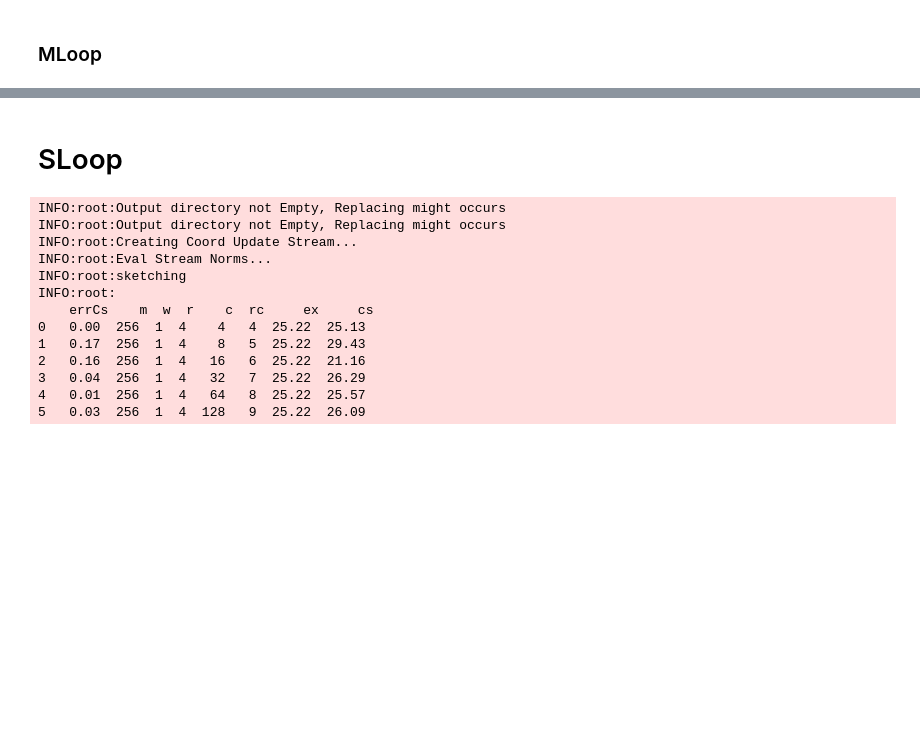
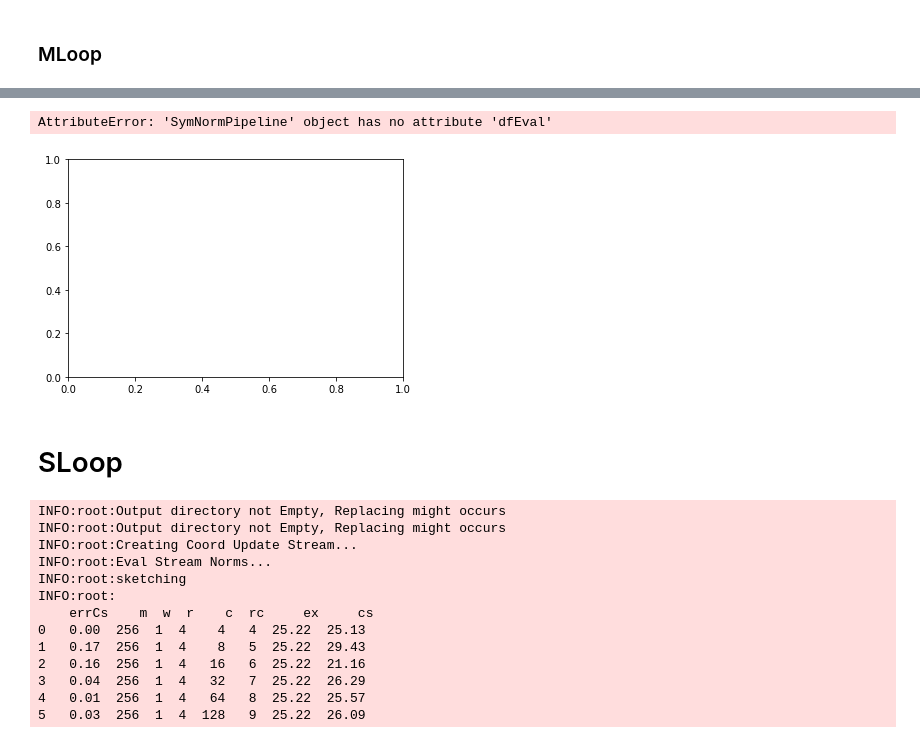
Before and after one commit to ViskaWei/SWindow, a Jupyter notebook: nb/eval_symNormPipeline.ipynb, the cells around one changed output, grey strips where cells are left out. Drawn from its saved outputs; the diff is of its cells as text; code cells hidden in the pictures; blank space fills up the shorter version.

```diff
--- a/nb/eval_symNormPipeline.ipynb
+++ b/nb/eval_symNormPipeline.ipynb
@@ -60,0 +86,7 @@ plot_mL(mp)
+# %%
+# sys.argv = ["main", "--config", "/home/swei20/SymNormSlidingWindows/configs/mLConfigs.json", "--debug", "--test"]
+sys.argv = ["main", "--config", "/home/swei20/SymNormSlidingWindows/configs/caidaConfigs.json"]
+
+cmp=SymNormPipeline()
+cmp.prepare()
+cmp.run()
@@ -61,3 +106,8 @@ plot_mL(mp)
+# %%
+plot_mL(cmp)
+# %% [output]
+AttributeError: 'SymNormPipeline' object has no attribute 'dfEval'
+[figure, added]
 # %% [markdown]
 # SLoop
 # %%
```
Also changed, not shown: parts of 11 cells of this notebook, 7 other files.
